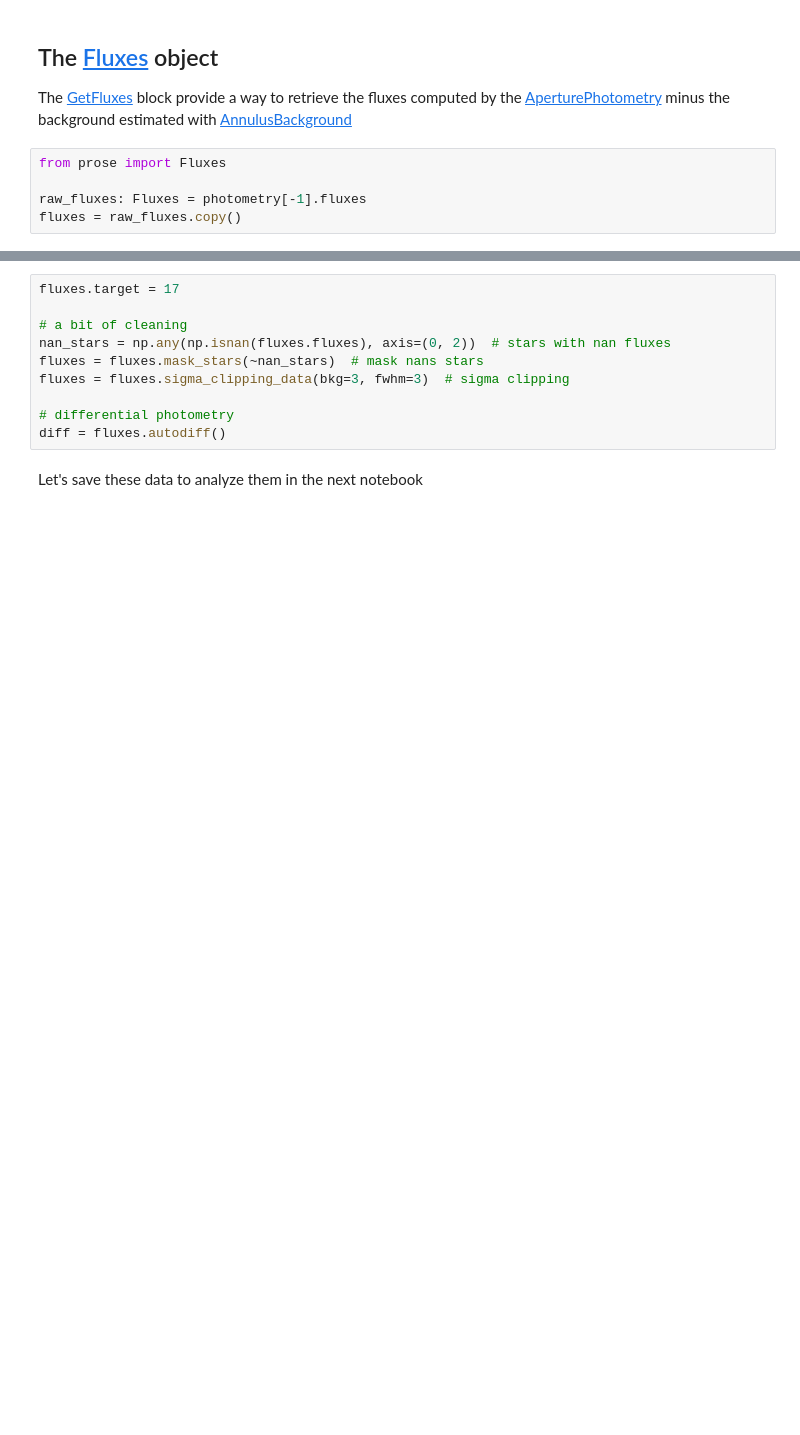
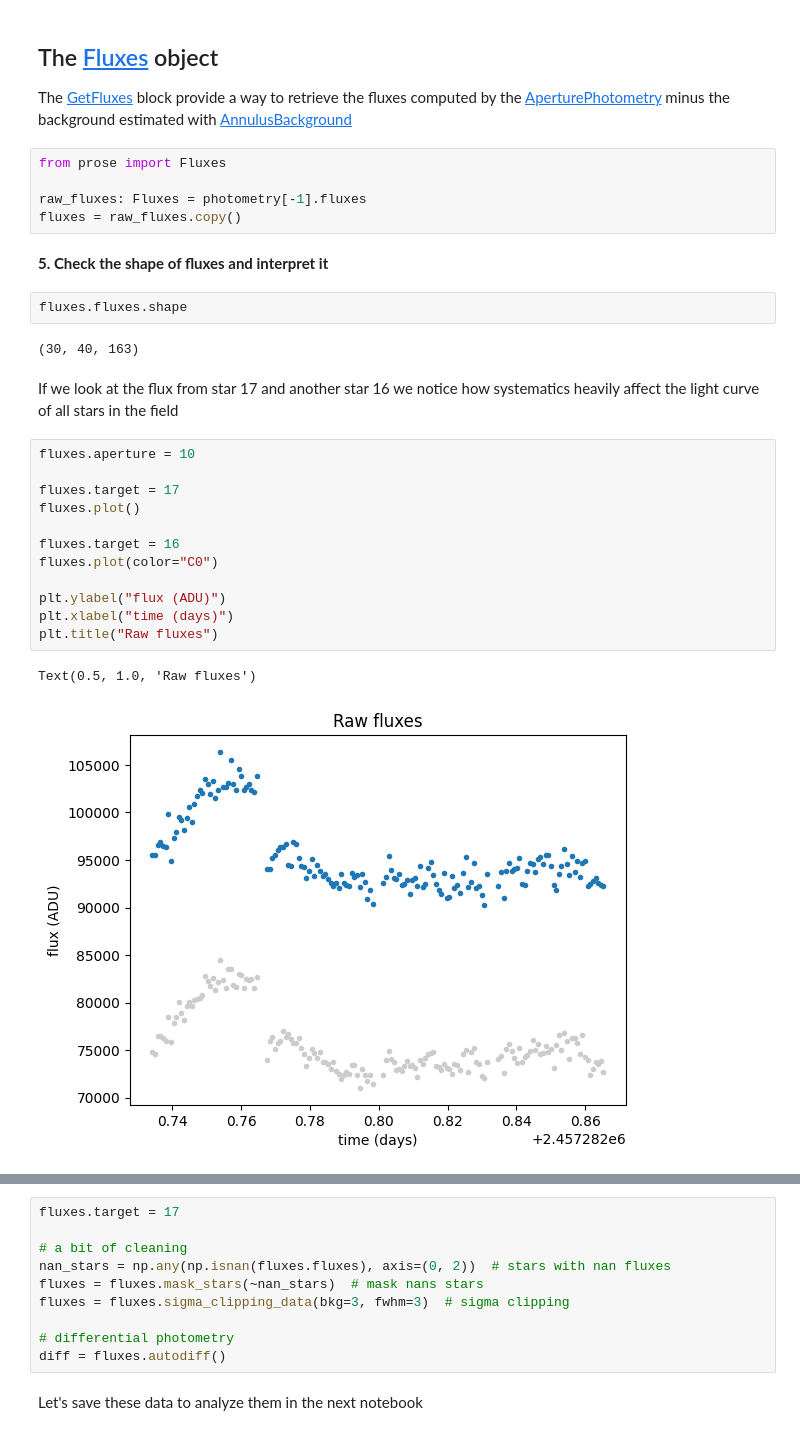
Before and after one commit to lgrcia/pysnack10-prose, a Jupyter notebook: material/reduction.ipynb, the cells around one changed output, grey strips where cells are left out. Drawn from its saved outputs; the diff is of its cells as text; blank space fills up the shorter version.

```diff
--- a/material/reduction.ipynb
+++ b/material/reduction.ipynb
@@ -209,3 +209,26 @@ from prose import Fluxes
 
 raw_fluxes: Fluxes = photometry[-1].fluxes
 fluxes = raw_fluxes.copy()
+# %% [markdown]
+**5. Check the shape of fluxes and interpret it**
+# %%
+fluxes.fluxes.shape
+# %% [output]
+(30, 40, 163)
+# %% [markdown]
+If we look at the flux from star 17 and another star 16 we notice how systematics heavily affect the light curve of all stars in the field
+# %%
+fluxes.aperture = 10
+
+fluxes.target = 17
+fluxes.plot()
+
+fluxes.target = 16
+fluxes.plot(color="C0")
+
+plt.ylabel("flux (ADU)")
+plt.xlabel("time (days)")
+plt.title("Raw fluxes")
+# %% [output]
+Text(0.5, 1.0, 'Raw fluxes')
+[figure, added]
```
Also changed, not shown: parts of 5 cells of this notebook.
